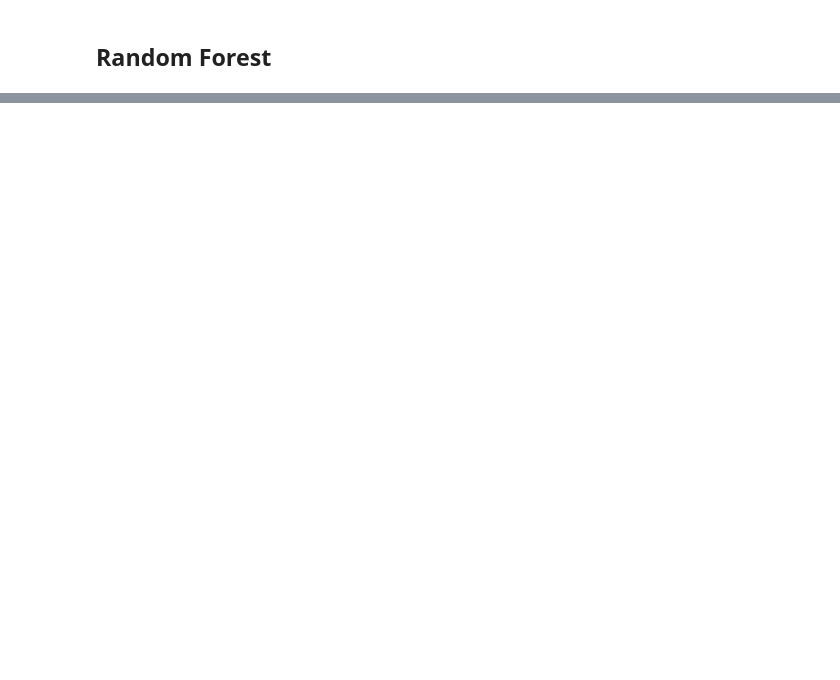
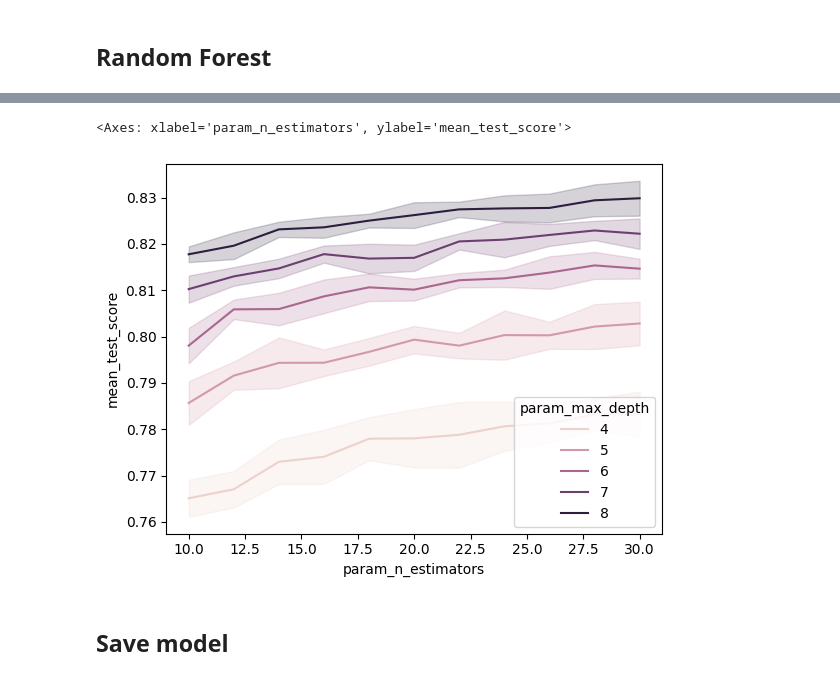
Before and after one commit to EgorSolovei/ML-in-nuclear-physics, a Jupyter notebook: model.ipynb, the cells around one changed output, grey strips where cells are left out. Drawn from its saved outputs; the diff is of its cells as text; code cells hidden in the pictures; blank space fills up the shorter version.

```diff
--- a/model.ipynb
+++ b/model.ipynb
@@ -75,6 +72,6 @@ from sklearn.tree import DecisionTreeClassifier
 # %%
-parametrs = {'max_depth': range(10, 16), 'criterion': ['gini', 'entropy']}
+parametrs = {'max_depth': range(10, 15), 'criterion': ['gini', 'entropy']}
 tree_clf = DecisionTreeClassifier()
-model_gridCV = GridSearchCV(tree_clf, parametrs, cv=3)
+model_gridCV = GridSearchCV(tree_clf, parametrs, cv=4)
 # %%
 model_gridCV.fit(X_train, y_train)
@@ -118,7 +151,7 @@ def train_model(model, param, x_tr, y_tr, x_ts, y_ts):
 from sklearn.ensemble import RandomForestClassifier
 # %%
 clf_rf = RandomForestClassifier()
-parametrs = {'n_estimators': range(5, 16, 2), 'max_depth': range(3, 7), 'criterion': ['gini', 'entropy']}
+parametrs = {'n_estimators': range(10, 31, 2), 'max_depth': range(4, 9), 'criterion': ['gini', 'entropy']}
 # %%
 GridCV_rf = GridSearchCV(clf_rf, parametrs, n_jobs=-1)
 # %%
@@ -161,0 +183,4 @@ res
+# %%
+res_rf = pd.DataFrame(GridCV_rf.cv_results_)
+res_rf.drop(columns=['params'], inplace=True)
+res_rf.head()
@@ -161,0 +194,7 @@ res
+# %%
+sns.lineplot(x='param_n_estimators', y='mean_test_score', hue='param_max_depth', data=res_rf)
+# %% [output]
+<Axes: xlabel='param_n_estimators', ylabel='mean_test_score'>
+[figure, added]
+# %% [markdown]
+## Save model
```
Also changed, not shown: parts of 35 cells of this notebook.
